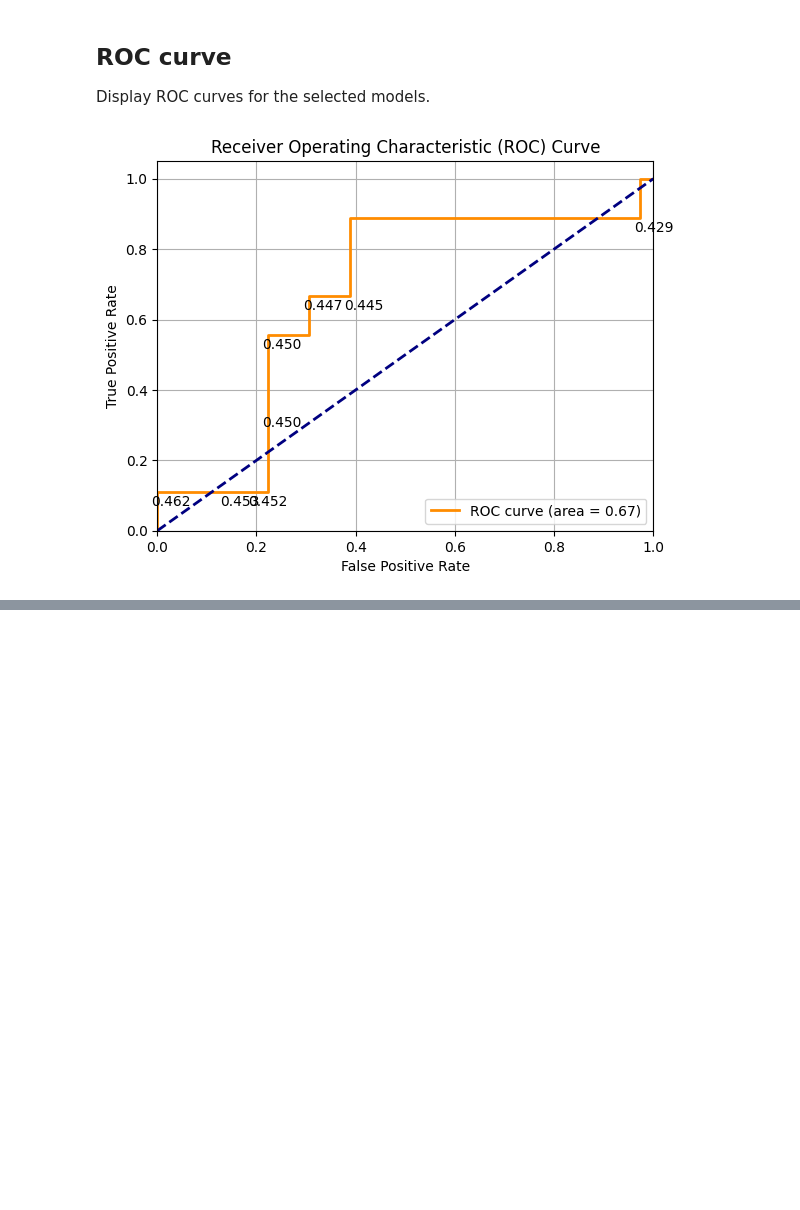
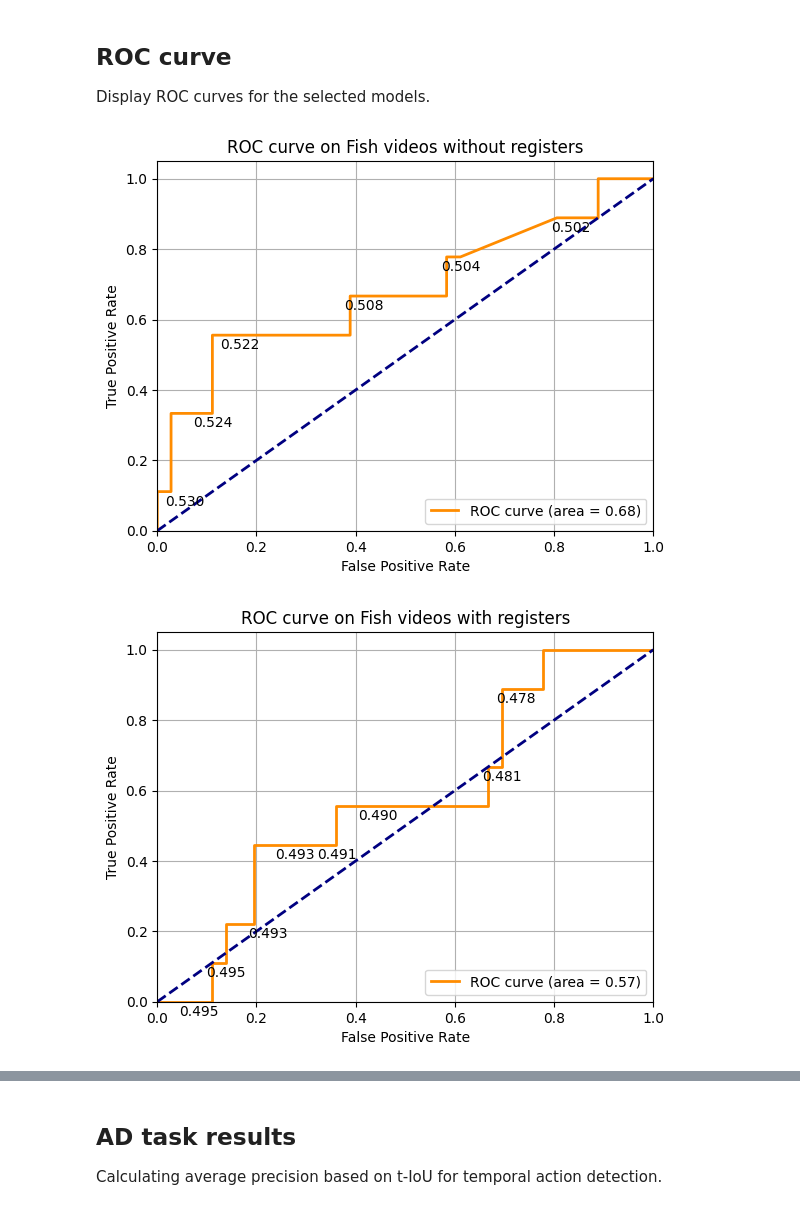
Before and after one commit to ZsofiaK/masterthesis, a Jupyter notebook: Implementation/Pipeline/Results.ipynb, the cells around one changed output, grey strips where cells are left out. Cells and saved outputs as stored; diff of their text form; code cells hidden in the pictures; blank space fills up the shorter version.

Commit message:
Running results collection on all components

```diff
--- a/Implementation/Pipeline/Results.ipynb
+++ b/Implementation/Pipeline/Results.ipynb
@@ -9,11 +9,13 @@ This notebook collects and presents the results of the experiments.
 # %%
 # Parameters for results calculation.
 n_bootstrap = 100   # Number of bootstrapped samples to take.
+seeds = [2^i for i in range(n_bootstrap)]   # For reproducability in resampling.
+threshold_tIoU = 0.25   # Threshold t-IoU to consider a timeframe correctly predicted.
 
 # Selecting which models to display a ROC curve for.
-roc_datasets = ['fishClips']
+roc_datasets = ['fishClips', 'AK-fish']
 roc_frameSelections = ['motionAbsdiff_10']
-roc_models = ['dinov2-vitg14-clf']
+roc_models = ['dinov2-vitg14-clf', 'dinov2-vitg14-reg-clf']
 roc_imageSizes = [448]
 roc_classifiers = ['ShallowNetwork']
 roc_valScores = ['roc-auc']
@@ -41,0 +46,4 @@ shutil.copytree(predictions_drive_dir, predictions_dir)
+# %%
+# Dictionaries for later ease of use.
+dataset_dict = {'fishClips' : 'Fish videos', 'AK-fish' : 'AK fish'}
+frameSelection_dict = {'evenly' : 'Evenly spaced', 'motionAbsdiff' : 'Motion-based'}
@@ -79,8 +128,3 @@ def bootstrap_metrics(data, threshold, n_bootstrap=100, sample_size=50):
         'recall': (np.mean(recall_scores), np.std(recall_scores)),
         'precision': (np.mean(precision_scores), np.std(precision_scores))
     }
-# %%
-# Dictionaries for later ease of use.
-dataset_dict = {'fishClips' : 'Fish clips', 'AK-fish' : 'AK fish'}
-frameSelection_dict = {'evenly' : 'Evenly spaced', 'motionAbsdiff' : 'Motion based'}
-dino_dict = {'dinov2-vits14' : 'ViT-S/14', 'dinov2-vitg14' : 'ViT-G/14'}
@@ -165,6 +243,8 @@ for dataset in roc_datasets:
       for image_size in roc_imageSizes:
         for classifier in roc_classifiers:
           for val_score in roc_valScores:
+            has_registers = 'with' if 'reg' in model else 'without'
+
             pred_file = f'pred_{dataset}_{frame_selection}_{model}_{image_size}_{classifier}_{val_score}.csv'
 
             pred_data = pd.read_csv(f'{predictions_dir}/{pred_file}')
@@ -178,34 +258,46 @@ for dataset in roc_datasets:
             # Compute the AUC (Area Under the Curve)
             roc_auc = auc(fpr, tpr)
 
             # Plot the ROC curve
             plt.figure()
             plt.plot(fpr, tpr, color='darkorange', lw=2, label=f'ROC curve (area = {roc_auc:.2f})')
             plt.plot([0, 1], [0, 1], color='navy', lw=2, linestyle='--')  # Diagonal line
 
             # Select a subset of thresholds to annotate for clarity
-            thresholds_to_display = np.linspace(0, len(thresholds) - 1, num=10, dtype=int)
+            nr_thresholds_to_display = 10
+
+            thresholds_to_display = np.linspace(0, len(thresholds) - 1, \
+                                                num=nr_thresholds_to_display, \
+                                                dtype=int)
+
+            if dataset == 'fishClips' and has_registers == 'without':      # Adjust plot for this setting due to unique shape of the curve.
+              positions_to_use = [0,1,2,3,6,7,8,9]    # Include 1 more than needed on both sides as edge indices will not be used.
+
+              thresholds_to_display = [thresholds_to_display[i] for i \
+                                       in range(nr_thresholds_to_display) \
+                                       if i in positions_to_use]
 
             for i in thresholds_to_display[1:-1]:
-                plt.annotate(f'{thresholds[i]:.3f}', (fpr[i], tpr[i]), textcoords="offset points", xytext=(10,-10), ha='center')
+              plt.annotate(f'{thresholds[i]:.3f}', (fpr[i], tpr[i]), textcoords="offset points", xytext=(10,-10), ha='center')
 
             plt.xlim([0.0, 1.0])
             plt.ylim([0.0, 1.05])
             plt.xlabel('False Positive Rate')
             plt.ylabel('True Positive Rate')
-            plt.title('Receiver Operating Characteristic (ROC) Curve')
+            plt.title(f'ROC curve on {dataset_dict[dataset]} {has_registers} registers')
             plt.legend(loc='lower right')
             plt.grid(True)
 
             # Save figure to Drive.
             figures_dir = f"/content/drive/My Drive/UvA/M Thesis/Data/Results/Figures/"
 
             if not os.path.exists(figures_dir):
                 os.makedirs(figures_dir)
 
             figure_path = os.path.join(figures_dir, f'ROC_{dataset}_{frame_selection}_{model}_{image_size}_{classifier}_{val_score}.png')
 
             plt.savefig(figure_path, dpi=300, bbox_inches='tight')
             plt.show()
 # %% [output]
-[figure, old version]
+[figure, new version]
+[figure, added]
@@ -211,0 +306,3 @@ for dataset in roc_datasets:
+# %% [markdown]
+## AD task results
+Calculating average precision based on t-IoU for temporal action detection.
```
Also changed, not shown: parts of 12 cells of this notebook.
